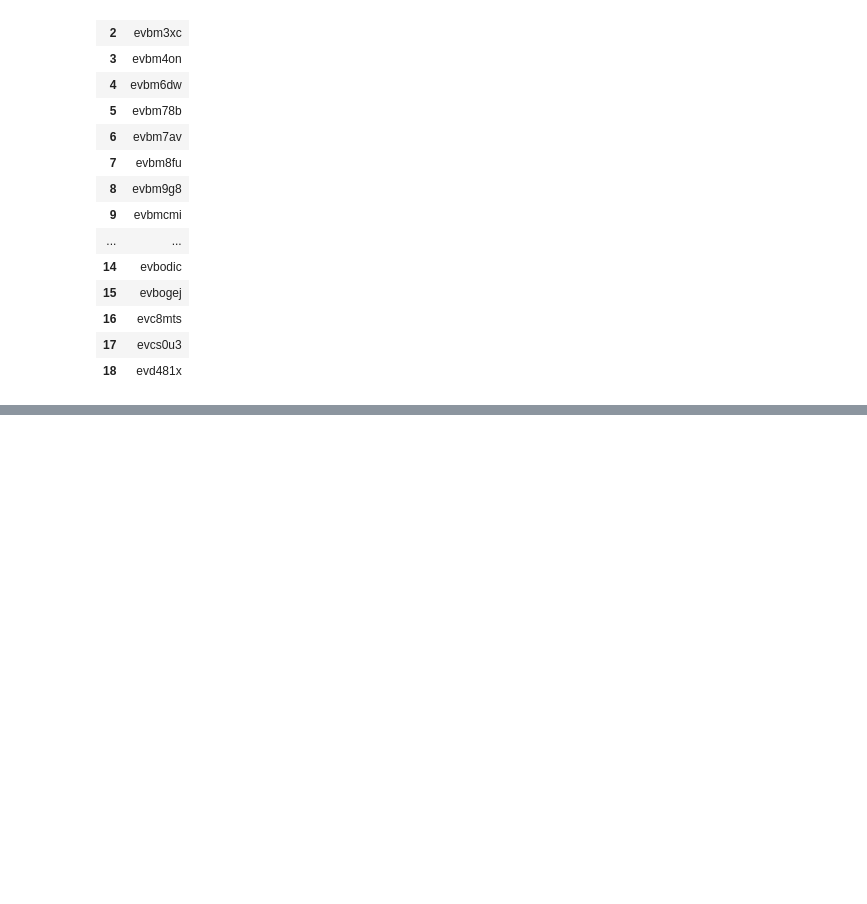
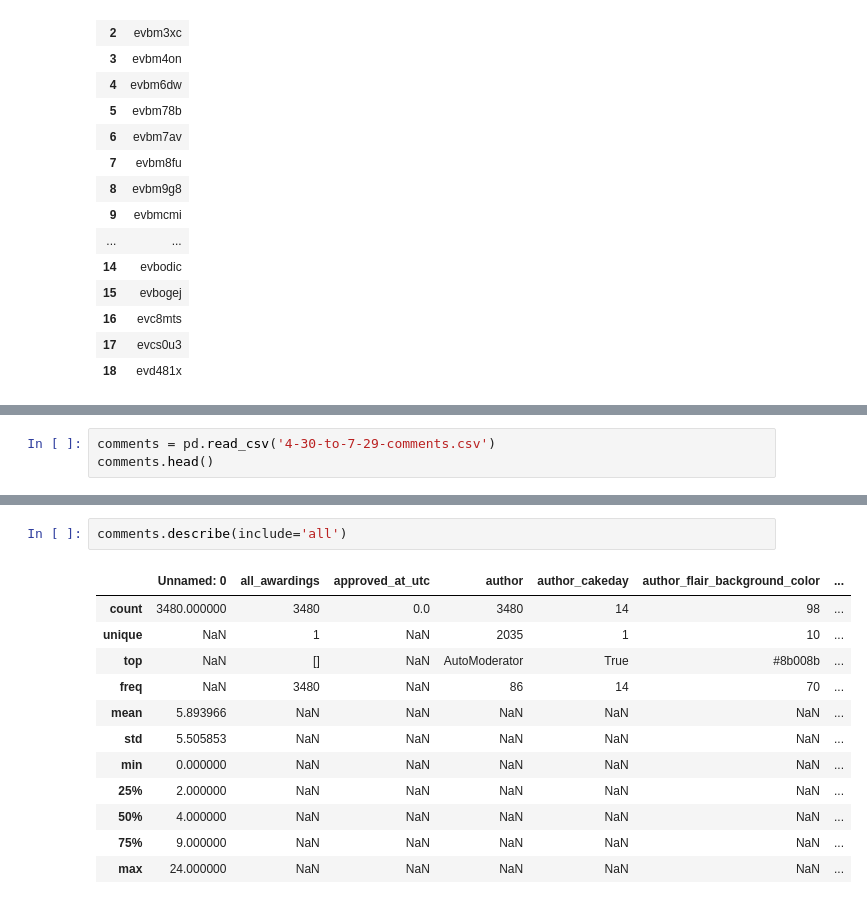
Before and after one commit to sub-stats/ds, a Jupyter notebook: data-exploration.ipynb, the cells around one changed output, grey strips where cells are left out. Cells and saved outputs as stored; diff of their text form; blank space fills up the shorter version.

Commit message:
600 comments.

```diff
--- a/data-exploration.ipynb
+++ b/data-exploration.ipynb
@@ -114,0 +120,3 @@ for i in range(10):
+# %%
+comments = pd.read_csv('4-30-to-7-29-comments.csv')
+comments.head()
@@ -114,0 +130,15 @@ for i in range(10):
+# %%
+comments.describe(include='all')
+# %% [output]
+|  | Unnamed: 0 | all_awardings | approved_at_utc | author | author_cakeday | author_flair_background_color | ... |
+| count | 3480.000000 | 3480 | 0.0 | 3480 | 14 | 98 | ... |
+| unique | NaN | 1 | NaN | 2035 | 1 | 10 | ... |
+| top | NaN | [] | NaN | AutoModerator | True | #8b008b | ... |
+| freq | NaN | 3480 | NaN | 86 | 14 | 70 | ... |
+| mean | 5.893966 | NaN | NaN | NaN | NaN | NaN | ... |
+| std | 5.505853 | NaN | NaN | NaN | NaN | NaN | ... |
+| min | 0.000000 | NaN | NaN | NaN | NaN | NaN | ... |
+| 25% | 2.000000 | NaN | NaN | NaN | NaN | NaN | ... |
+| 50% | 4.000000 | NaN | NaN | NaN | NaN | NaN | ... |
+| 75% | 9.000000 | NaN | NaN | NaN | NaN | NaN | ... |
+| max | 24.000000 | NaN | NaN | NaN | NaN | NaN | ... |
```
Also changed, not shown: parts of 2 cells of this notebook, 2 other files.
